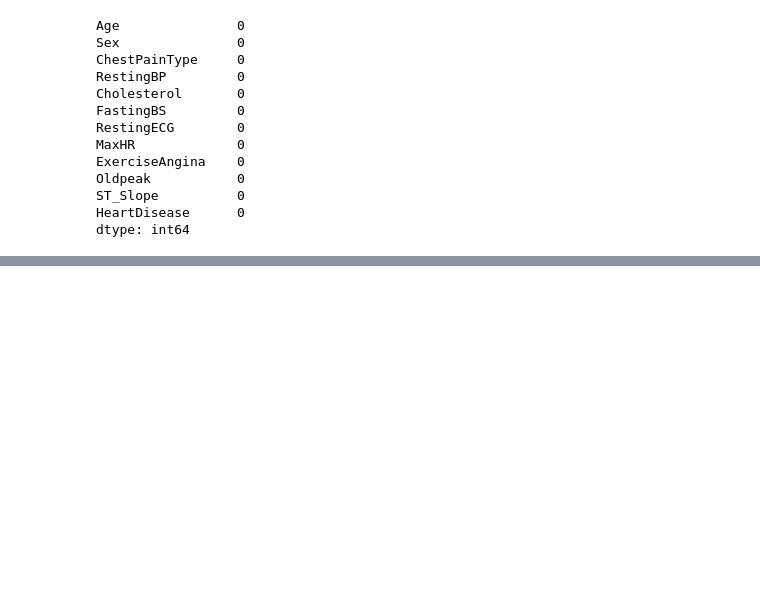
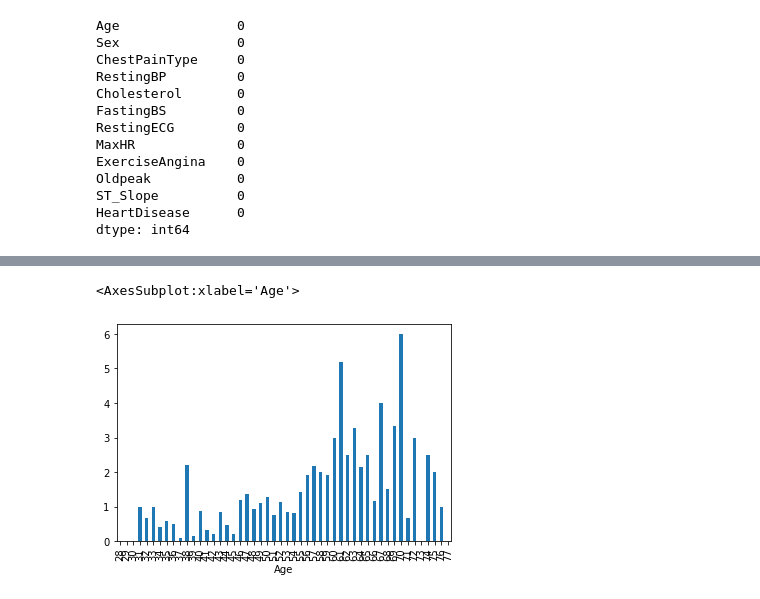
Before and after one commit to HarryLiker/ML, a Jupyter notebook: lab0_Korolev.ipynb, the cells around one changed output, grey strips where cells are left out. Saved outputs shown, nothing was run; the diff lists cells and outputs as text; code cells hidden in the pictures; blank space fills up the shorter version.

```diff
--- a/lab0_Korolev.ipynb
+++ b/lab0_Korolev.ipynb
@@ -152,0 +174,5 @@ array([0, 1])
+# %%
+# Приведём значения признака Sex к числовому значению. Мужчина - 0, Женщина - 1
+data['Sex'] = data['Sex'].map({'M' : 0, 'F' : 1}).astype(int)
+# %%
+data['ExerciseAngina'] = data['ExerciseAngina'].map({'N' : 0, 'Y' : 1}).astype(int)
@@ -152,0 +202,9 @@ array([0, 1])
+# %%
+data = pd.concat([data, pd.get_dummies(data.ChestPainType, prefix='Chest_pain')], axis=1)
+data.drop("ChestPainType", axis=1, inplace=True)
+
+data = pd.concat([data, pd.get_dummies(data.RestingECG, prefix='Rest_ECG')], axis=1)
+data.drop("RestingECG", axis=1, inplace=True)
+
+data = pd.concat([data, pd.get_dummies(data.ST_Slope, prefix='ST_slope')], axis=1)
+data.drop("ST_Slope", axis=1, inplace=True)
@@ -152,0 +263,8 @@ array([0, 1])
+# %%
+test = data.groupby('Age')['HeartDisease'].sum() / \
+    (data.groupby('Age')['HeartDisease'].count() - data.groupby('Age')['HeartDisease'].sum())
+# %%
+test.plot.bar()
+# %% [output]
+<AxesSubplot:xlabel='Age'>
+[figure, added]
```
Also changed, not shown: parts of 33 cells of this notebook, 1 other file.
